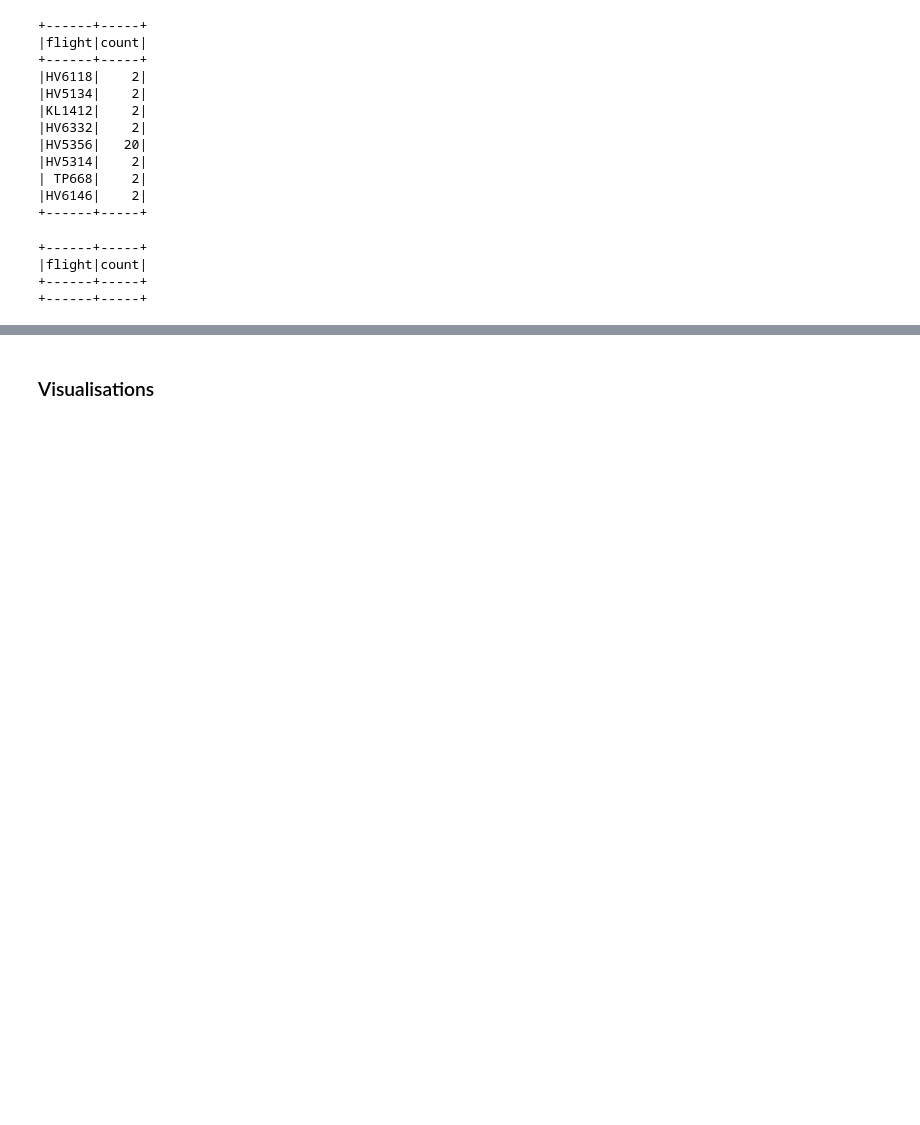
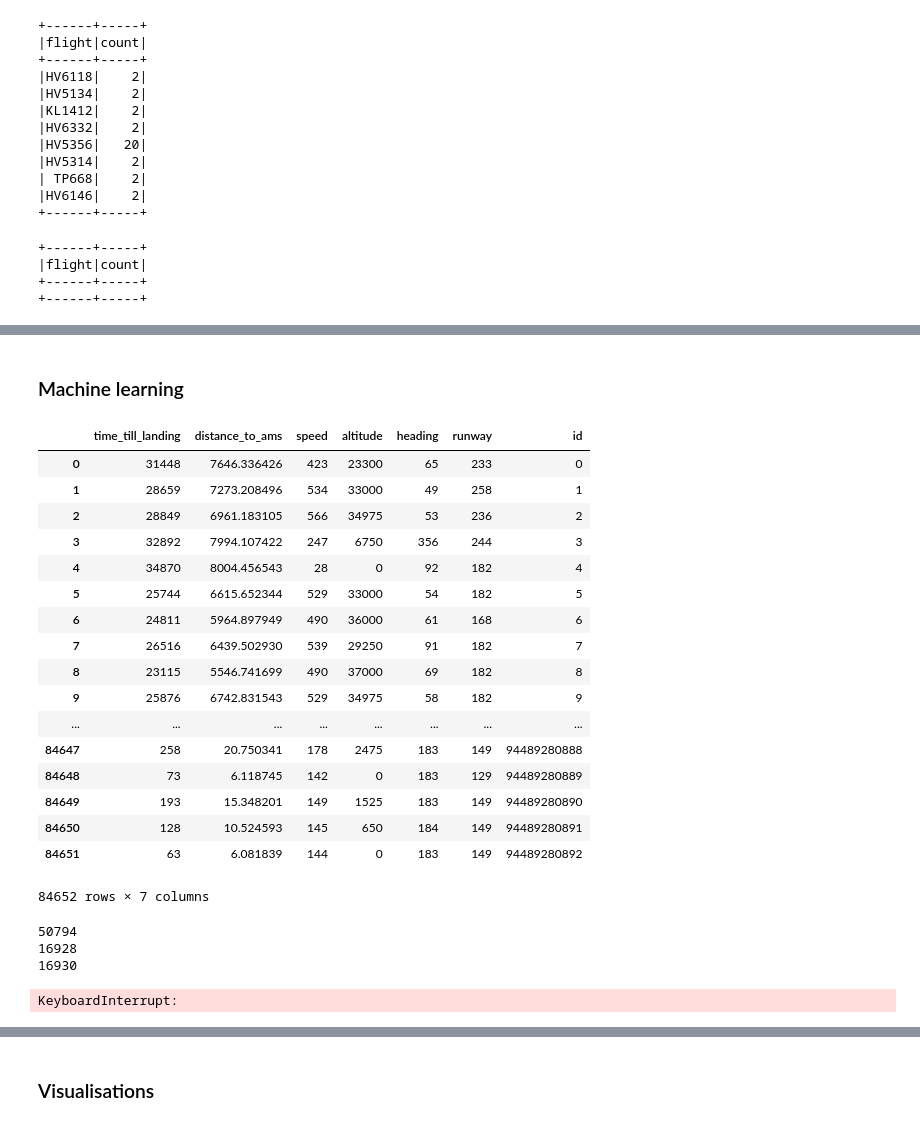
Before and after one commit to michelnossin/pyspark_training_docker, a Jupyter notebook: spark2-jupyter-docker.ipynb, the cells around one changed output, grey strips where cells are left out. Cells and saved outputs as stored; diff of their text form; code cells hidden in the pictures; blank space fills up the shorter version.

Commit message:
starting with machine learning

```diff
--- a/spark2-jupyter-docker.ipynb
+++ b/spark2-jupyter-docker.ipynb
@@ -1017,0 +1021,27 @@ df
+# %% [markdown]
+### Machine learning
+# %%
+
+#Create our machine learing dataset
+ml_df = join_df.select(['time_till_landing','distance_to_ams','speed','altitude','heading','runway'])
+ml_df = ml_df.withColumn('id',fn.monotonically_increasing_id())
+ml_df.toPandas()
+# %% [output]
+|  | time_till_landing | distance_to_ams | speed | altitude | heading | runway | id |
+| 0 | 31448 | 7646.336426 | 423 | 23300 | 65 | 233 | 0 |
+| 1 | 28659 | 7273.208496 | 534 | 33000 | 49 | 258 | 1 |
+| 2 | 28849 | 6961.183105 | 566 | 34975 | 53 | 236 | 2 |
+| 3 | 32892 | 7994.107422 | 247 | 6750 | 356 | 244 | 3 |
+| 4 | 34870 | 8004.456543 | 28 | 0 | 92 | 182 | 4 |
+| 5 | 25744 | 6615.652344 | 529 | 33000 | 54 | 182 | 5 |
+| 6 | 24811 | 5964.897949 | 490 | 36000 | 61 | 168 | 6 |
+| 7 | 26516 | 6439.502930 | 539 | 29250 | 91 | 182 | 7 |
+| 8 | 23115 | 5546.741699 | 490 | 37000 | 69 | 182 | 8 |
+| 9 | 25876 | 6742.831543 | 529 | 34975 | 58 | 182 | 9 |
+| ... | ... | ... | ... | ... | ... | ... | ... |
+| 84647 | 258 | 20.750341 | 178 | 2475 | 183 | 149 | 94489280888 |
+| 84648 | 73 | 6.118745 | 142 | 0 | 183 | 129 | 94489280889 |
+| 84649 | 193 | 15.348201 | 149 | 1525 | 183 | 149 | 94489280890 |
+| 84650 | 128 | 10.524593 | 145 | 650 | 184 | 149 | 94489280891 |
+| 84651 | 63 | 6.081839 | 144 | 0 | 183 | 149 | 94489280892 |
+84652 rows × 7 columns
@@ -1017,0 +1053,8 @@ df
+# %%
+print(train.count())
+print(test.count())
+print(validation.count())
+# %% [output]
+50794
+16928
+16930
@@ -1017,0 +1073,17 @@ df
+# %%
+#CREATE OUR MODEL
+
+#ERROR classification.LogisticRegression: Classification labels should be in [0 to 79985]. Found 3969 invalid labels.
+#WARN classification.LogisticRegression: Initial coefficients will be ignored! Its dimensions (1, 5) did not match the expected size (79986, 5)
+
+from pyspark.mllib.classification import LogisticRegressionWithLBFGS
+from time import time
+
+# Build the model
+t0 = time()
+logit_model = LogisticRegressionWithLBFGS.train(train)
+tt = time() - t0
+
+print ("Classifier trained in {} seconds".format(round(tt,3)))
+# %% [output]
+KeyboardInterrupt:
```
Also changed, not shown: parts of 11 cells of this notebook.
